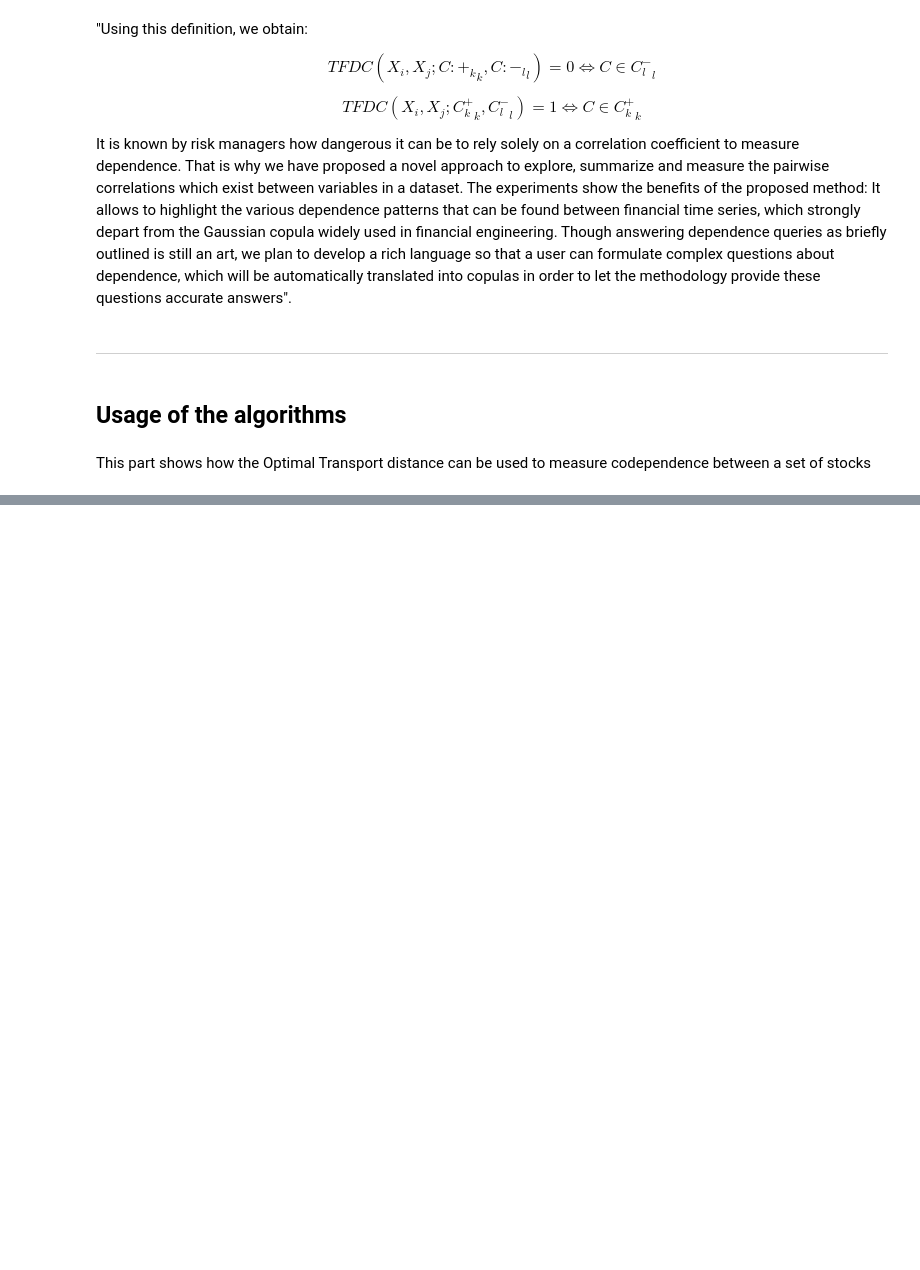
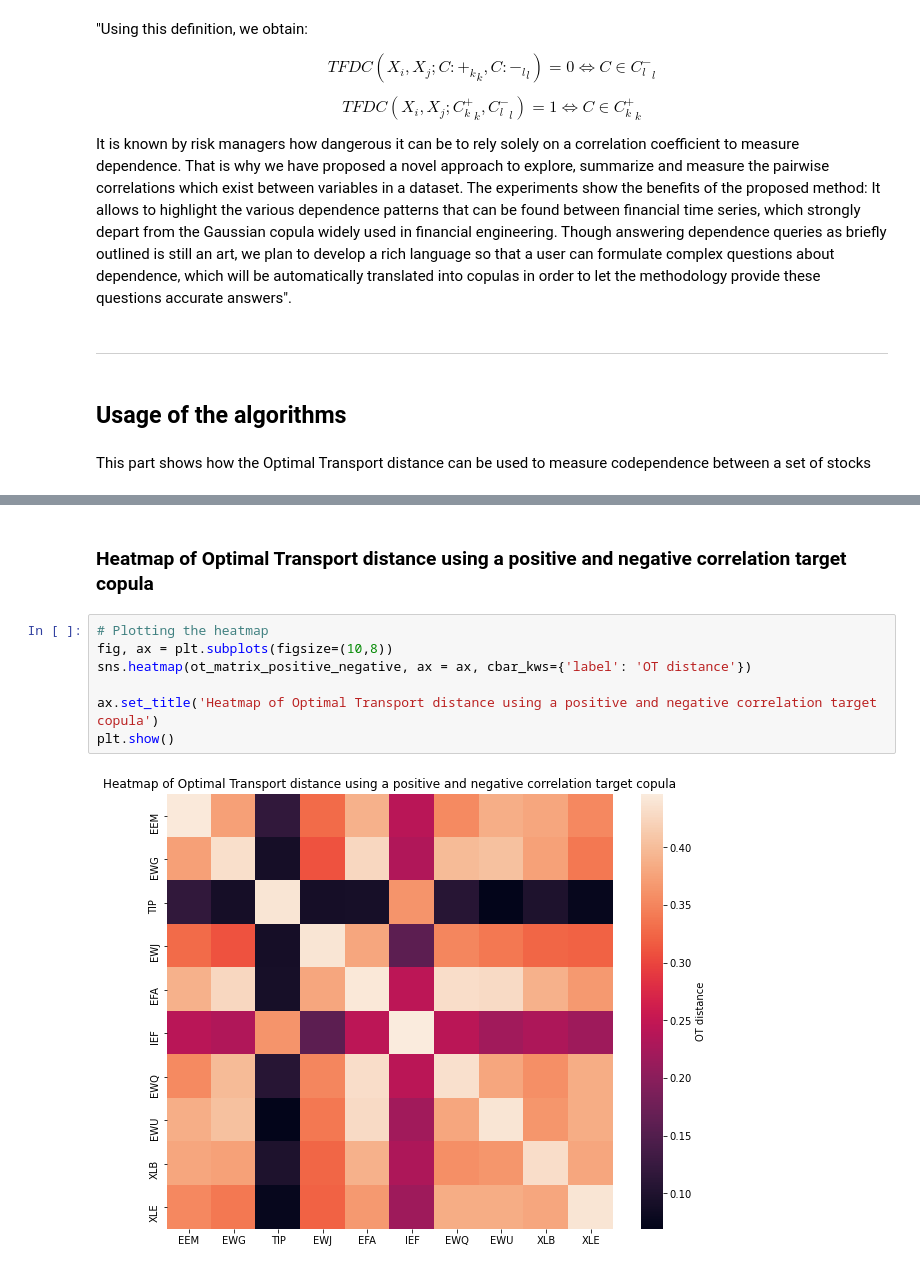
Before and after one commit to supriseDr/research, a Jupyter notebook: Codependence/Optimal Transport/optimal_transport.ipynb, the cells around one changed output, grey strips where cells are left out. Cells and saved outputs as stored; diff of their text form; blank space fills up the shorter version.

```diff
--- a/Codependence/Optimal Transport/optimal_transport.ipynb
+++ b/Codependence/Optimal Transport/optimal_transport.ipynb
@@ -162,0 +291,11 @@ This part shows how the Optimal Transport distance can be used to measure codepe
+# %% [markdown]
+### Heatmap of Optimal Transport distance using a positive and negative correlation target copula
+# %%
+# Plotting the heatmap
+fig, ax = plt.subplots(figsize=(10,8))
+sns.heatmap(ot_matrix_positive_negative, ax = ax, cbar_kws={'label': 'OT distance'})
+
+ax.set_title('Heatmap of Optimal Transport distance using a positive and negative correlation target copula')
+plt.show()
+# %% [output]
+[figure, added]
```
Also changed, not shown: parts of 27 cells of this notebook.
